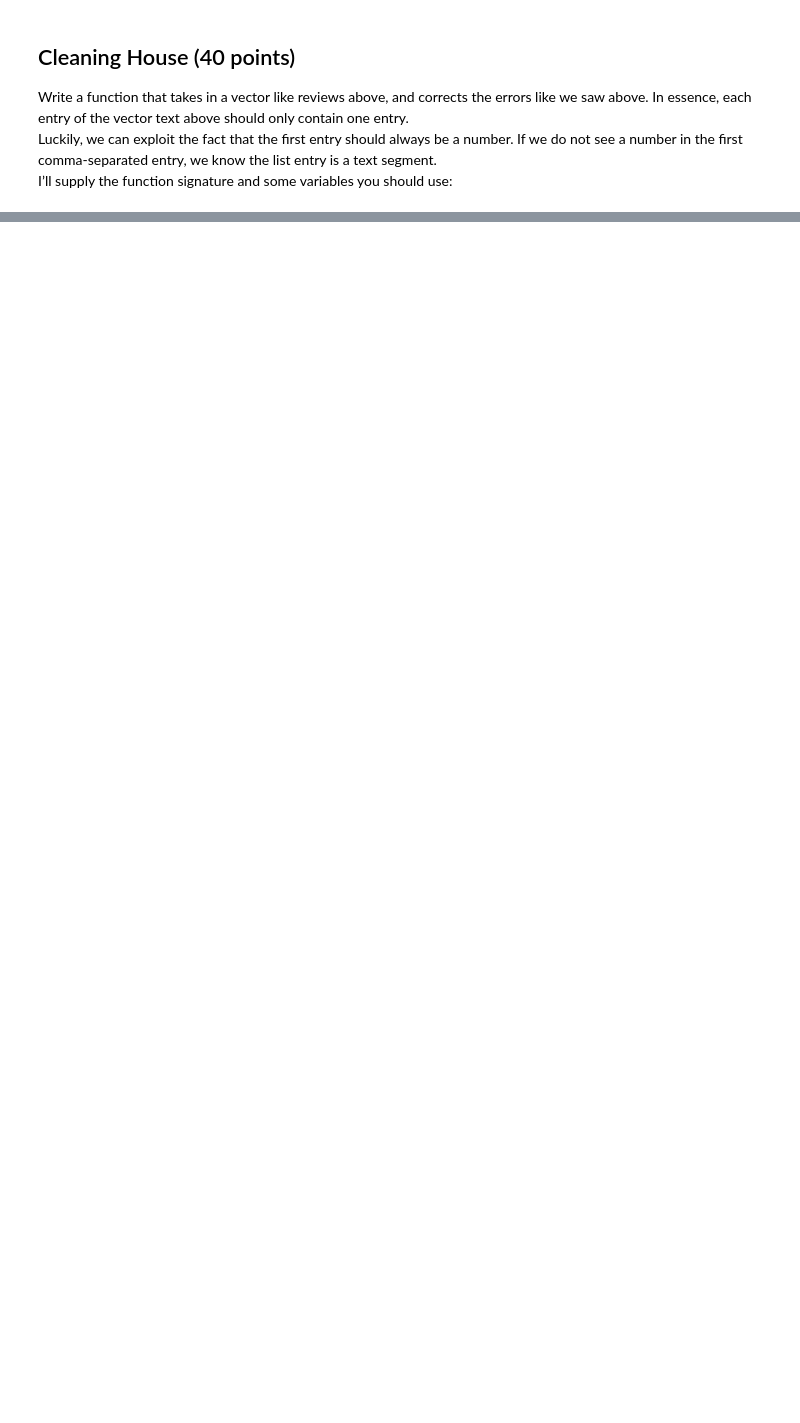
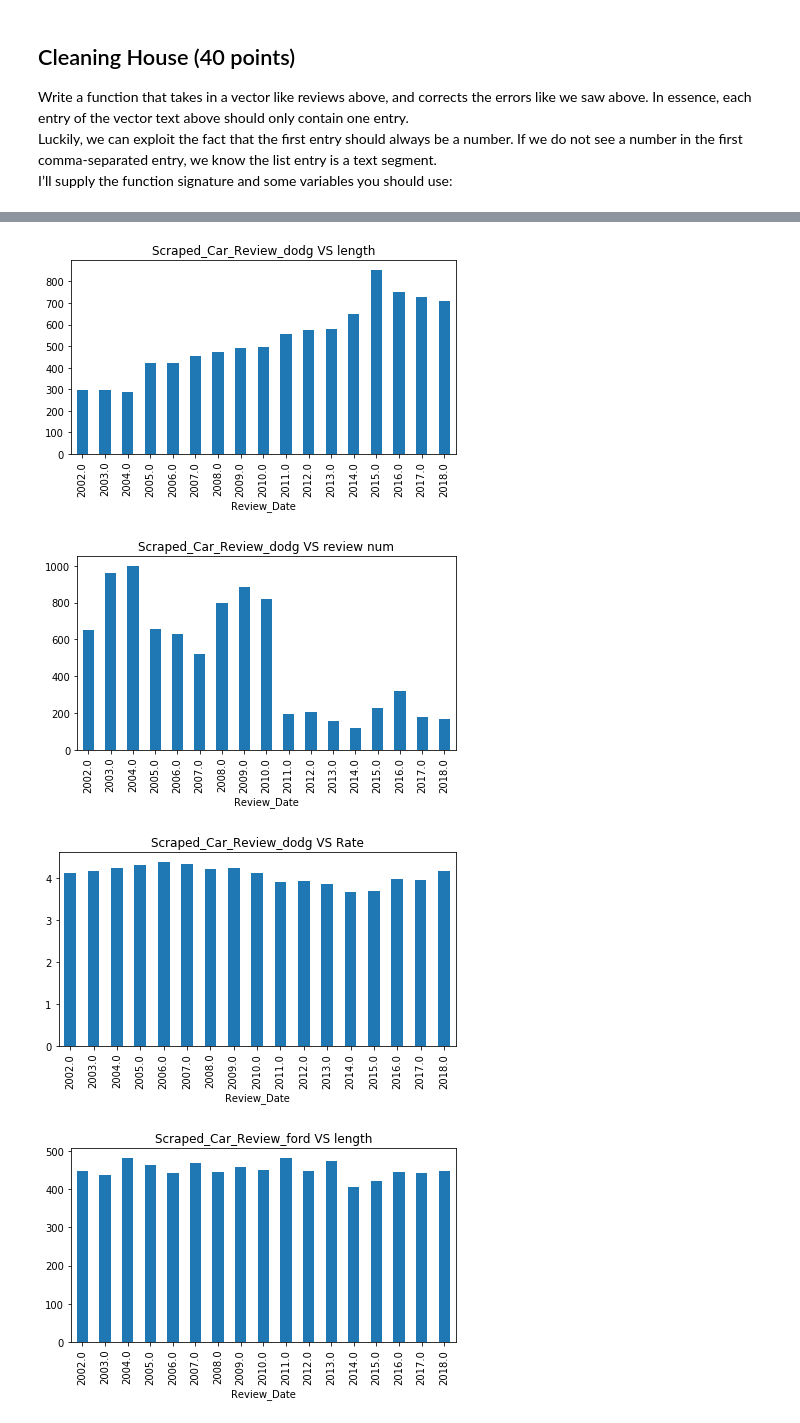
Before and after one commit to Alex-NKG/AU_NLP, a Jupyter notebook: HW3.ipynb, the cells around one changed output, grey strips where cells are left out. Drawn from its saved outputs; the diff is of its cells as text; code cells hidden in the pictures; blank space fills up the shorter version.

```diff
--- a/HW3.ipynb
+++ b/HW3.ipynb
@@ -46,0 +74,31 @@ def review_cleaner(input_text):
+# %%
+import pandas as pd
+import matplotlib.pyplot as plt
+
+
+def fix_data(clean_df):
+  new = clean_df['Review_Date'].str.split(" ", n = 4, expand = True)
+  clean_df['Review_Date'] =  pd.to_datetime(new[2], format='%m/%d/%y')
+  clean_df['lengths'] = emp_df['Review'].str.len()
+  return clean_df
+
+
+def plot_pic(input_list):
+  for i in input_list:
+    emp_df = pandas.read_csv(input_list[i])
+    emp_df=fix_data(emp_df)
+    grouped=emp_df.groupby(emp_df['Review_Date'].dt.year)
+    df_len = emp_df.groupby(emp_df['Review_Date'].dt.year)['lengths'].mean()
+    df_count = emp_df.groupby(emp_df['Review_Date'].dt.year)['Review'].count()
+    df_rate = emp_df.groupby(emp_df['Review_Date'].dt.year)['Rating'].mean()
+    df_len.plot.bar(title=i+" VS length")
+    plt.tight_layout()
+    plt.show()
+
+    df_count.plot.bar(title=i+" VS review num")
+    plt.tight_layout()
+    plt.show()
+
+    df_rate.plot.bar(title=i+" VS Rate")
+    plt.tight_layout()
+    plt.show()
@@ -46,0 +120,8 @@ def review_cleaner(input_text):
+# %%
+dic=find_file("_clean.csv",".")
+plot_pic(dic)
+# %% [output]
+[figure, added]
+[figure, added]
+[figure, added]
+[figure, added]
```
Also changed, not shown: parts of 12 cells of this notebook.
